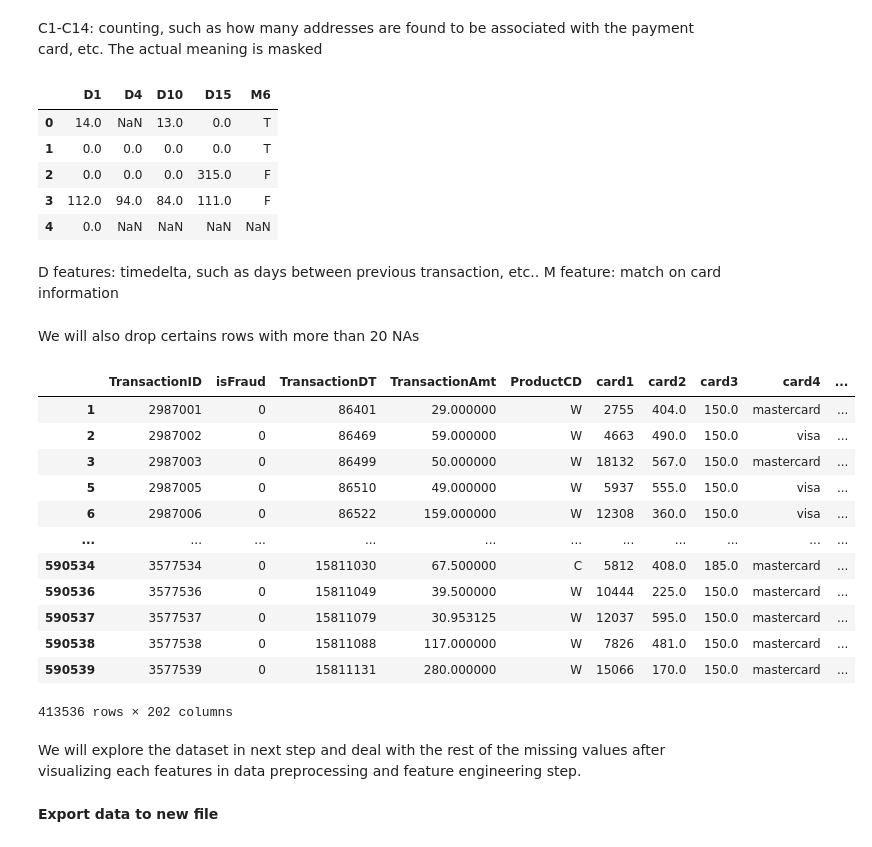
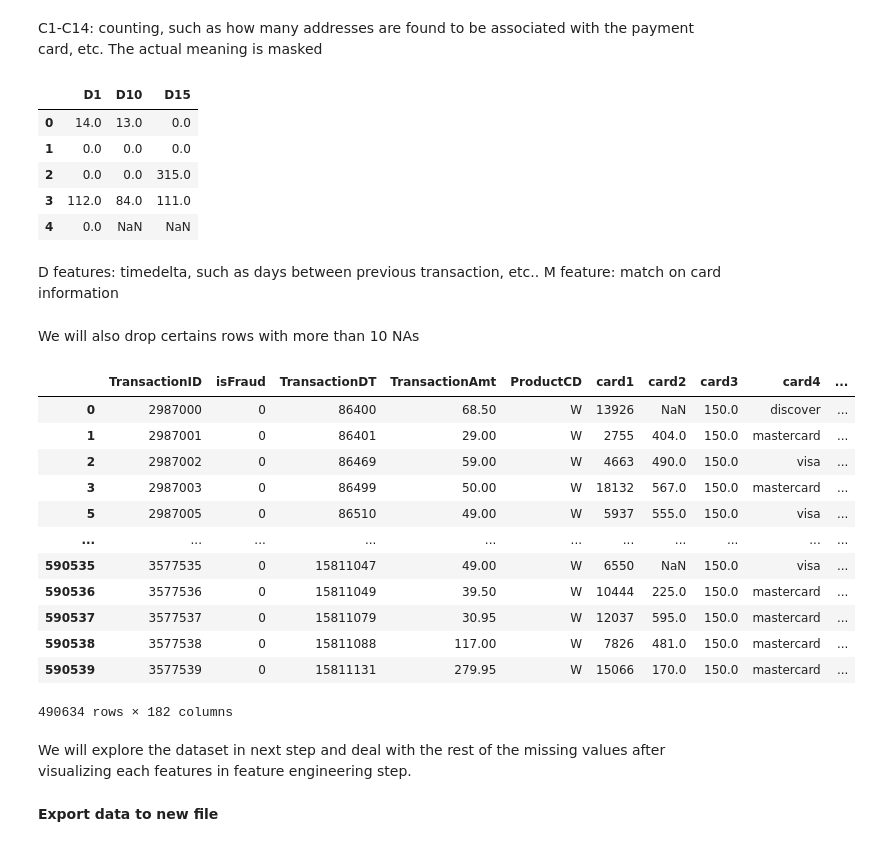
Before and after one commit to ddddaisi/springboard, a Jupyter notebook: Capstone 2 Fraud Detection/Step 2 Data Wrangling.ipynb, the cells around one changed output. Saved outputs shown, nothing was run; the diff lists cells and outputs as text; code cells hidden in the pictures.

```diff
--- a/Capstone 2 Fraud Detection/Step 2 Data Wrangling.ipynb
+++ b/Capstone 2 Fraud Detection/Step 2 Data Wrangling.ipynb
@@ -45,6 +45,6 @@ import numpy as np
 *Data Loading and Organization*
 # %%
 %%time
-train_transaction = pd.read_csv('/Users/huluhulu/Desktop/Capstone 2 Fraud Detection/data/train_transaction.csv')
+train_transaction = pd.read_csv('.../data/train_transaction.csv')
 train_identity = pd.read_csv('.../data/train_identity.csv')
 # %% [output]
@@ -207,7 +207,6 @@ We will drop columns with more than 60% of missing values, columns with only one
 # %%
-# filter out features that have more than 60% of missing data
-nas = pd.DataFrame(data.isnull().sum().sort_values(ascending=False)/len(data),columns = ['percent'])
-data_new = nas['percent'] < 0.4
+# filter out features that have more than 80% of missing data
+data_new = nas['percent'] < 0.2
 nas[data_new]
 # %% [output]
 |  | percent |
@@ -288,37 +294,37 @@ df[['C1', 'C2', 'C3', 'C4', 'C5', 'C6', 'C7', 'C8', 'C9', 'C10', 'C11', 'C12', '
 # %% [markdown]
 C1-C14: counting, such as how many addresses are found to be associated with the payment card, etc. The actual meaning is masked
 # %%
-df[['D1', 'D4', 'D10', 'D15', 'M6']].head()
+df[['D1', 'D10', 'D15']].head()
 # %% [output]
-|  | D1 | D4 | D10 | D15 | M6 |
-| 0 | 14.0 | NaN | 13.0 | 0.0 | T |
-| 1 | 0.0 | 0.0 | 0.0 | 0.0 | T |
-| 2 | 0.0 | 0.0 | 0.0 | 315.0 | F |
-| 3 | 112.0 | 94.0 | 84.0 | 111.0 | F |
-| 4 | 0.0 | NaN | NaN | NaN | NaN |
+|  | D1 | D10 | D15 |
+| 0 | 14.0 | 13.0 | 0.0 |
+| 1 | 0.0 | 0.0 | 0.0 |
+| 2 | 0.0 | 0.0 | 315.0 |
+| 3 | 112.0 | 84.0 | 111.0 |
+| 4 | 0.0 | NaN | NaN |
 # %% [markdown]
 D features: timedelta, such as days between previous transaction, etc.. M feature: match on card information
 # %% [markdown]
-We will also drop certains rows with more than 20 NAs
+We will also drop certains rows with more than 10 NAs
 # %%
-df_reduced = df[df.isnull().sum(axis=1) < 20]
+df_reduced = df[df.isnull().sum(axis=1) < 10]
 df_reduced
 # %% [output]
 |  | TransactionID | isFraud | TransactionDT | TransactionAmt | ProductCD | card1 | card2 | card3 | card4 | ... |
-| 1 | 2987001 | 0 | 86401 | 29.000000 | W | 2755 | 404.0 | 150.0 | mastercard | ... |
-| 2 | 2987002 | 0 | 86469 | 59.000000 | W | 4663 | 490.0 | 150.0 | visa | ... |
-| 3 | 2987003 | 0 | 86499 | 50.000000 | W | 18132 | 567.0 | 150.0 | mastercard | ... |
-| 5 | 2987005 | 0 | 86510 | 49.000000 | W | 5937 | 555.0 | 150.0 | visa | ... |
-| 6 | 2987006 | 0 | 86522 | 159.000000 | W | 12308 | 360.0 | 150.0 | visa | ... |
+| 0 | 2987000 | 0 | 86400 | 68.50 | W | 13926 | NaN | 150.0 | discover | ... |
+| 1 | 2987001 | 0 | 86401 | 29.00 | W | 2755 | 404.0 | 150.0 | mastercard | ... |
+| 2 | 2987002 | 0 | 86469 | 59.00 | W | 4663 | 490.0 | 150.0 | visa | ... |
+| 3 | 2987003 | 0 | 86499 | 50.00 | W | 18132 | 567.0 | 150.0 | mastercard | ... |
+| 5 | 2987005 | 0 | 86510 | 49.00 | W | 5937 | 555.0 | 150.0 | visa | ... |
 | ... | ... | ... | ... | ... | ... | ... | ... | ... | ... | ... |
-| 590534 | 3577534 | 0 | 15811030 | 67.500000 | C | 5812 | 408.0 | 185.0 | mastercard | ... |
-| 590536 | 3577536 | 0 | 15811049 | 39.500000 | W | 10444 | 225.0 | 150.0 | mastercard | ... |
-| 590537 | 3577537 | 0 | 15811079 | 30.953125 | W | 12037 | 595.0 | 150.0 | mastercard | ... |
-| 590538 | 3577538 | 0 | 15811088 | 117.000000 | W | 7826 | 481.0 | 150.0 | mastercard | ... |
-| 590539 | 3577539 | 0 | 15811131 | 280.000000 | W | 15066 | 170.0 | 150.0 | mastercard | ... |
+| 590535 | 3577535 | 0 | 15811047 | 49.00 | W | 6550 | NaN | 150.0 | visa | ... |
+| 590536 | 3577536 | 0 | 15811049 | 39.50 | W | 10444 | 225.0 | 150.0 | mastercard | ... |
+| 590537 | 3577537 | 0 | 15811079 | 30.95 | W | 12037 | 595.0 | 150.0 | mastercard | ... |
+| 590538 | 3577538 | 0 | 15811088 | 117.00 | W | 7826 | 481.0 | 150.0 | mastercard | ... |
+| 590539 | 3577539 | 0 | 15811131 | 279.95 | W | 15066 | 170.0 | 150.0 | mastercard | ... |
-413536 rows × 202 columns
+490634 rows × 182 columns
 # %% [markdown]
-We will explore the dataset in next step and deal with the rest of the missing values after visualizing each features in data preprocessing and feature engineering step.
+We will explore the dataset in next step and deal with the rest of the missing values after visualizing each features in feature engineering step.
 # %% [markdown]
 **Export data to new file**
 # %%
```
Also changed, not shown: parts of 8 cells of this notebook.
